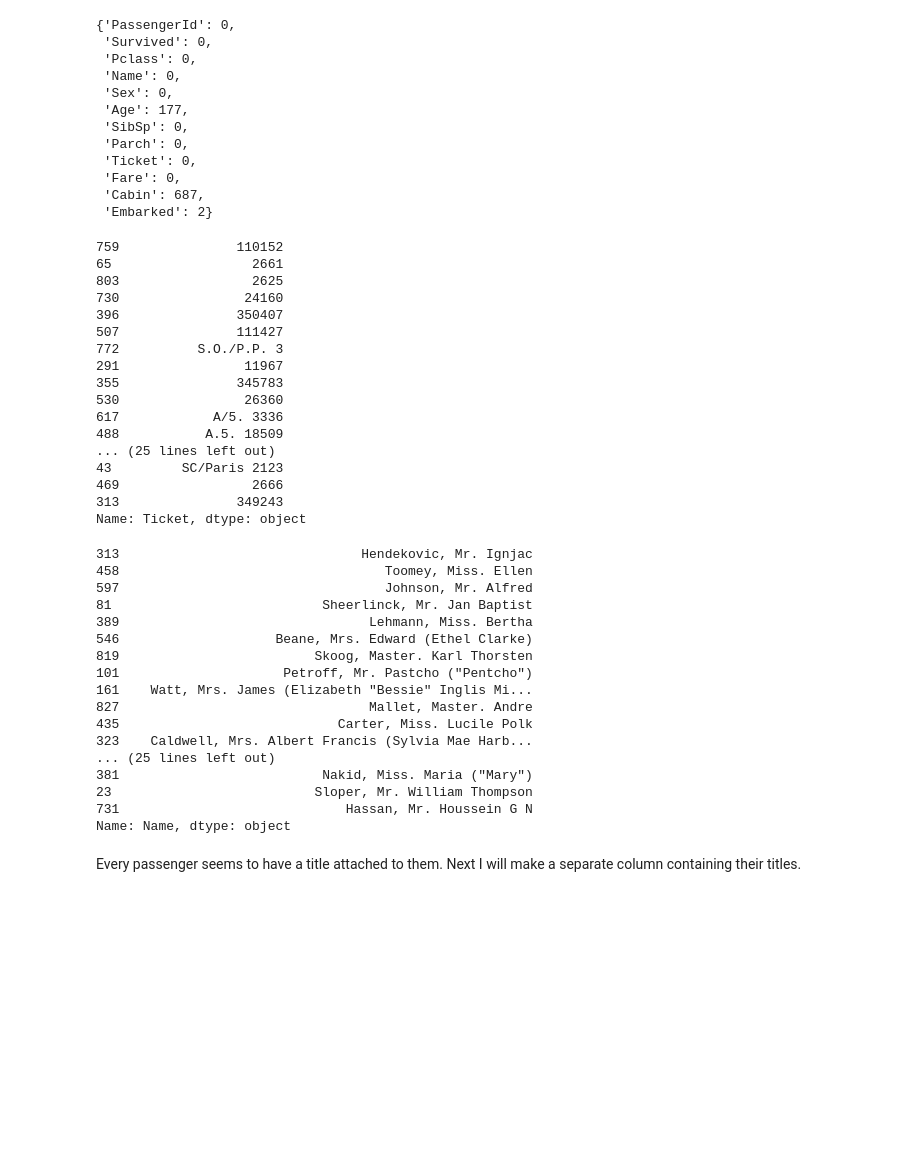
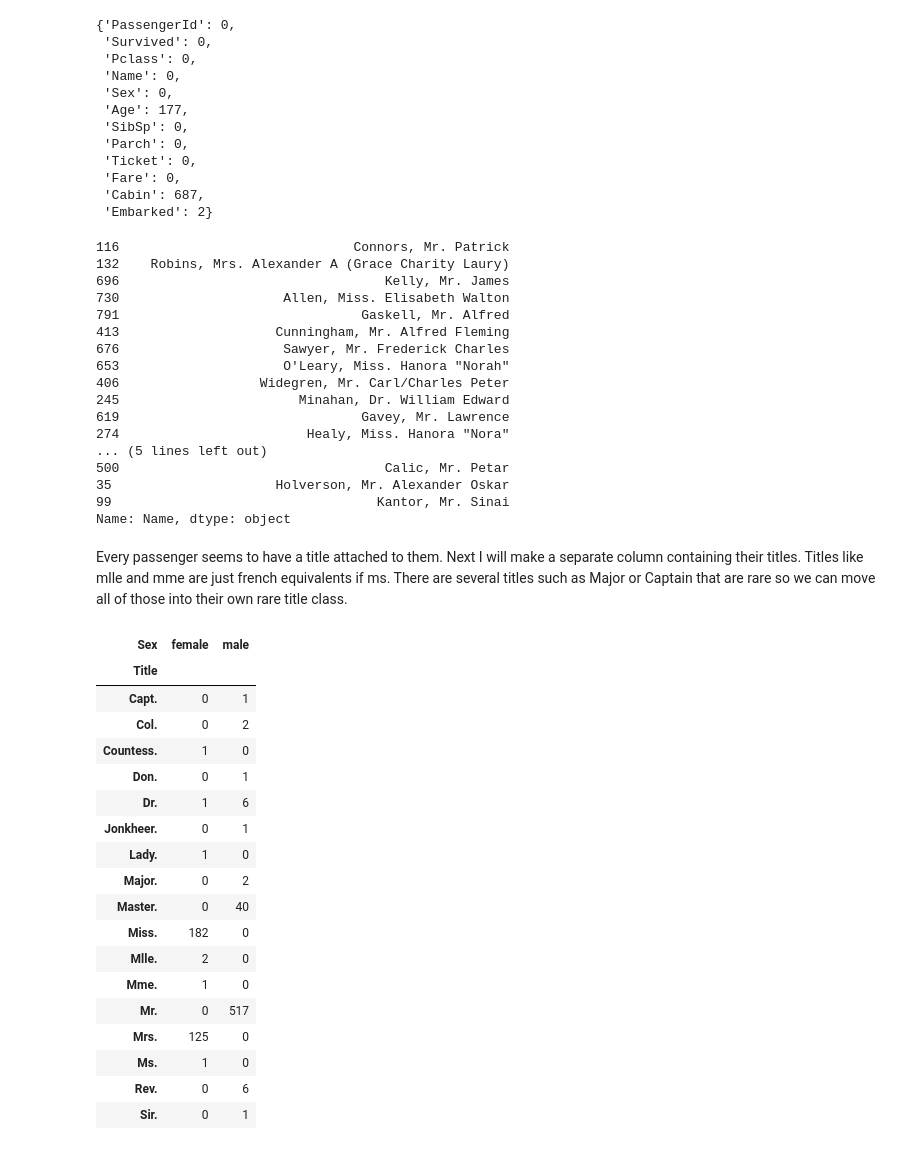
Before and after one commit to JamesLoughridge/titanic, a Jupyter notebook: notebook/exploration.ipynb, the cells around one changed output. Drawn from its saved outputs; the diff is of its cells as text; code cells hidden in the pictures; blank space fills up the shorter version.

```diff
--- a/notebook/exploration.ipynb
+++ b/notebook/exploration.ipynb
@@ -43,46 +43,48 @@ data.find_missing_values(train)
  'Cabin': 687,
  'Embarked': 2}
 # %%
-train.loc[:, "Ticket"].sample(n=40)
+train['Name'].sample(n=20)
 # %% [output]
-759               110152
-65                  2661
-803                 2625
-730                24160
-396               350407
-507               111427
-772          S.O./P.P. 3
-291                11967
-355               345783
-530                26360
-617            A/5. 3336
-488           A.5. 18509
-... (25 lines left out)
-43         SC/Paris 2123
-469                 2666
-313               349243
-Name: Ticket, dtype: object
+116                              Connors, Mr. Patrick
+132    Robins, Mrs. Alexander A (Grace Charity Laury)
+696                                  Kelly, Mr. James
+730                     Allen, Miss. Elisabeth Walton
+791                               Gaskell, Mr. Alfred
+413                    Cunningham, Mr. Alfred Fleming
+676                     Sawyer, Mr. Frederick Charles
+653                     O'Leary, Miss. Hanora "Norah"
+406                  Widegren, Mr. Carl/Charles Peter
+245                       Minahan, Dr. William Edward
+619                               Gavey, Mr. Lawrence
+274                        Healy, Miss. Hanora "Nora"
+... (5 lines left out)
+500                                  Calic, Mr. Petar
+35                     Holverson, Mr. Alexander Oskar
+99                                  Kantor, Mr. Sinai
+Name: Name, dtype: object
-# %%
-train.loc[:, "Name"].sample(n=40)
-# %% [output]
-313                               Hendekovic, Mr. Ignjac
-458                                  Toomey, Miss. Ellen
-597                                  Johnson, Mr. Alfred
-81                           Sheerlinck, Mr. Jan Baptist
-389                                Lehmann, Miss. Bertha
-546                    Beane, Mrs. Edward (Ethel Clarke)
-819                         Skoog, Master. Karl Thorsten
-101                     Petroff, Mr. Pastcho ("Pentcho")
-161    Watt, Mrs. James (Elizabeth "Bessie" Inglis Mi...
-827                                Mallet, Master. Andre
-435                            Carter, Miss. Lucile Polk
-323    Caldwell, Mrs. Albert Francis (Sylvia Mae Harb...
-... (25 lines left out)
-381                          Nakid, Miss. Maria ("Mary")
-23                          Sloper, Mr. William Thompson
-731                             Hassan, Mr. Houssein G N
-Name: Name, dtype: object
 # %% [markdown]
-Every passenger seems to have a title attached to them. Next I will make a separate column containing their titles.
+Every passenger seems to have a title attached to them. Next I will make a separate column containing their titles. Titles like mlle and mme are just french equivalents if ms. There are several titles such as Major or Captain that are rare so we can move all of those into their own rare title class.
 # %%
 train['Title'] = data.find_title(train)
+# %%
+pd.crosstab(train['Title'], train['Sex'])
+# %% [output]
+| Sex | female | male |
+| Title |  |  |
+| Capt. | 0 | 1 |
+| Col. | 0 | 2 |
+| Countess. | 1 | 0 |
+| Don. | 0 | 1 |
+| Dr. | 1 | 6 |
+| Jonkheer. | 0 | 1 |
+| Lady. | 1 | 0 |
+| Major. | 0 | 2 |
+| Master. | 0 | 40 |
+| Miss. | 182 | 0 |
+| Mlle. | 2 | 0 |
+| Mme. | 1 | 0 |
+| Mr. | 0 | 517 |
+| Mrs. | 125 | 0 |
+| Ms. | 1 | 0 |
+| Rev. | 0 | 6 |
+| Sir. | 0 | 1 |
```
Also changed, not shown: parts of 6 cells of this notebook.
